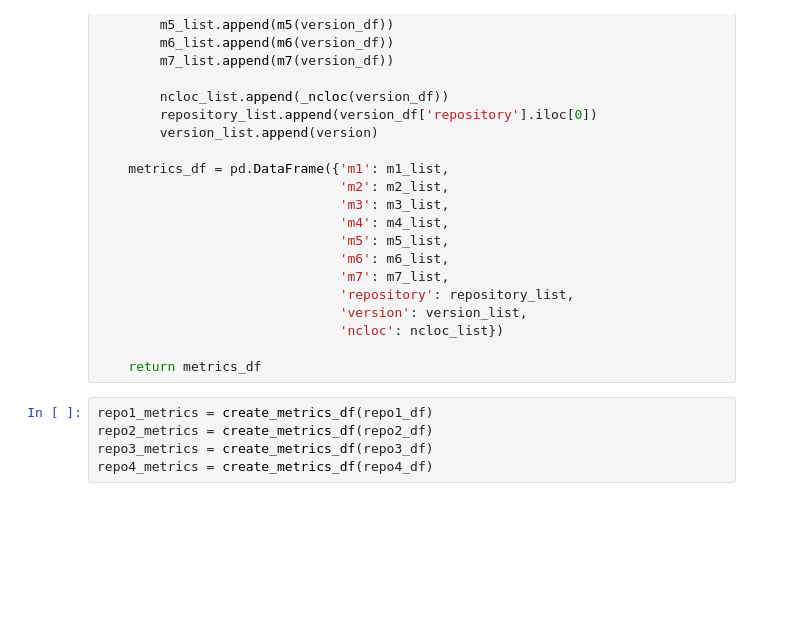
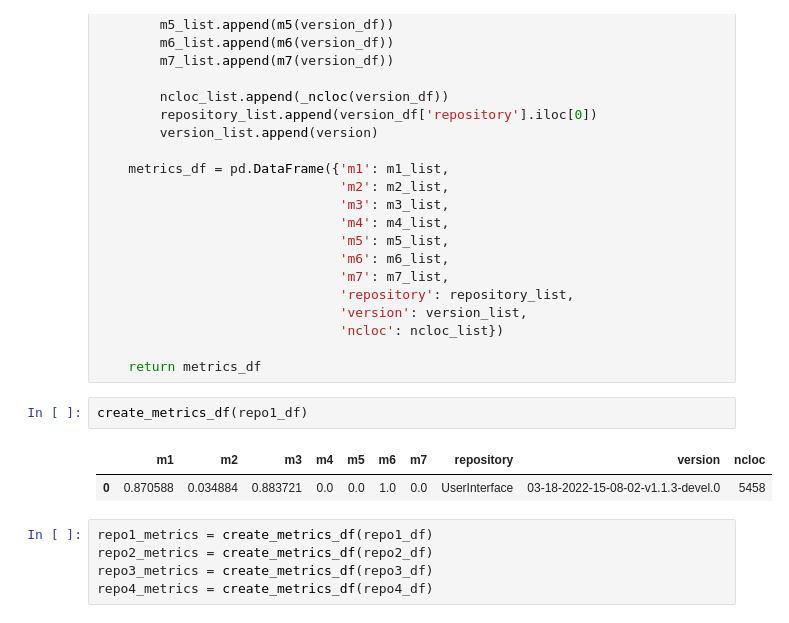
Before and after one commit to fga-eps-mds/2021-2-Eu_Pescador-Doc, a Jupyter notebook: analytics/analytics.ipynb, the cells around one changed output. Saved outputs shown, nothing was run; the diff lists cells and outputs as text; blank space fills up the shorter version.

```diff
--- a/analytics/analytics.ipynb
+++ b/analytics/analytics.ipynb
@@ -404,6 +432,11 @@ def create_metrics_df(df):
                                'ncloc': ncloc_list})
 
     return metrics_df
+# %%
+create_metrics_df(repo1_df)
+# %% [output]
+|  | m1 | m2 | m3 | m4 | m5 | m6 | m7 | repository | version | ncloc |
+| 0 | 0.870588 | 0.034884 | 0.883721 | 0.0 | 0.0 | 1.0 | 0.0 | UserInterface | 03-18-2022-15-08-02-v1.1.3-devel.0 | 5458 |
 # %%
 repo1_metrics = create_metrics_df(repo1_df)
 repo2_metrics = create_metrics_df(repo2_df)
```
Also changed, not shown: parts of 20 cells of this notebook.
